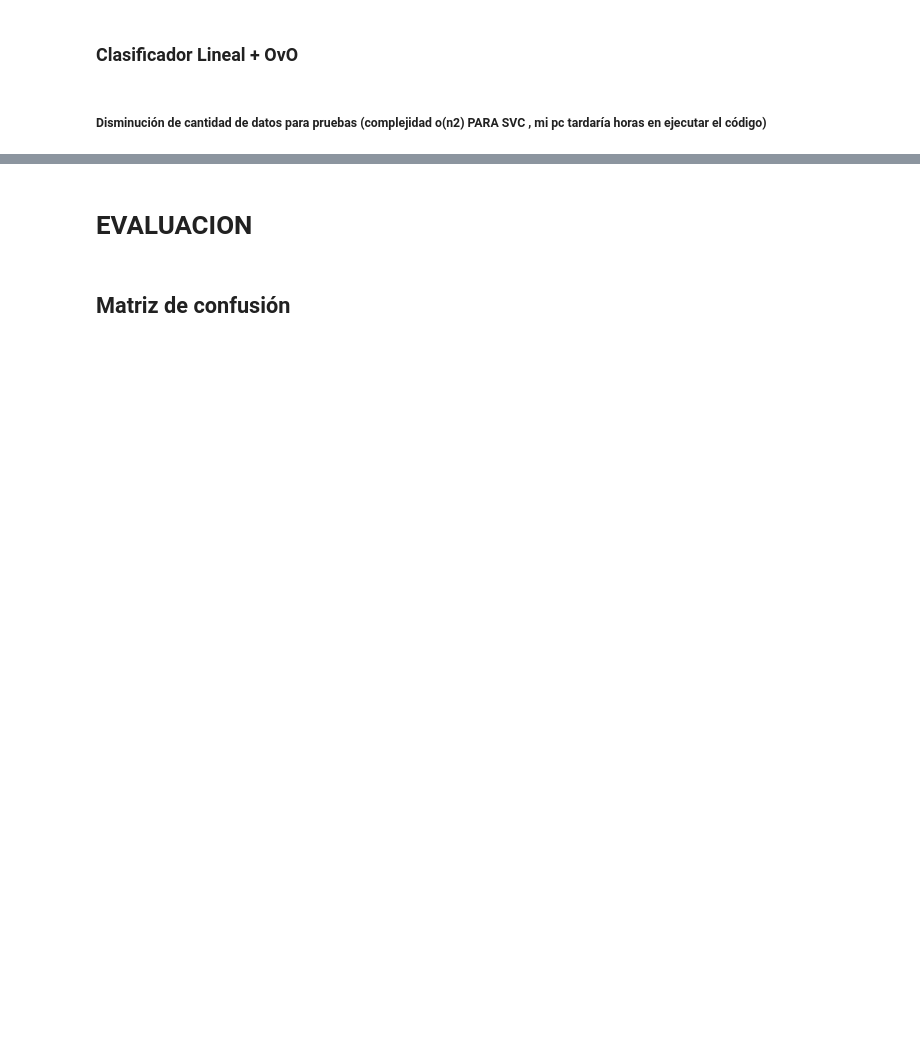
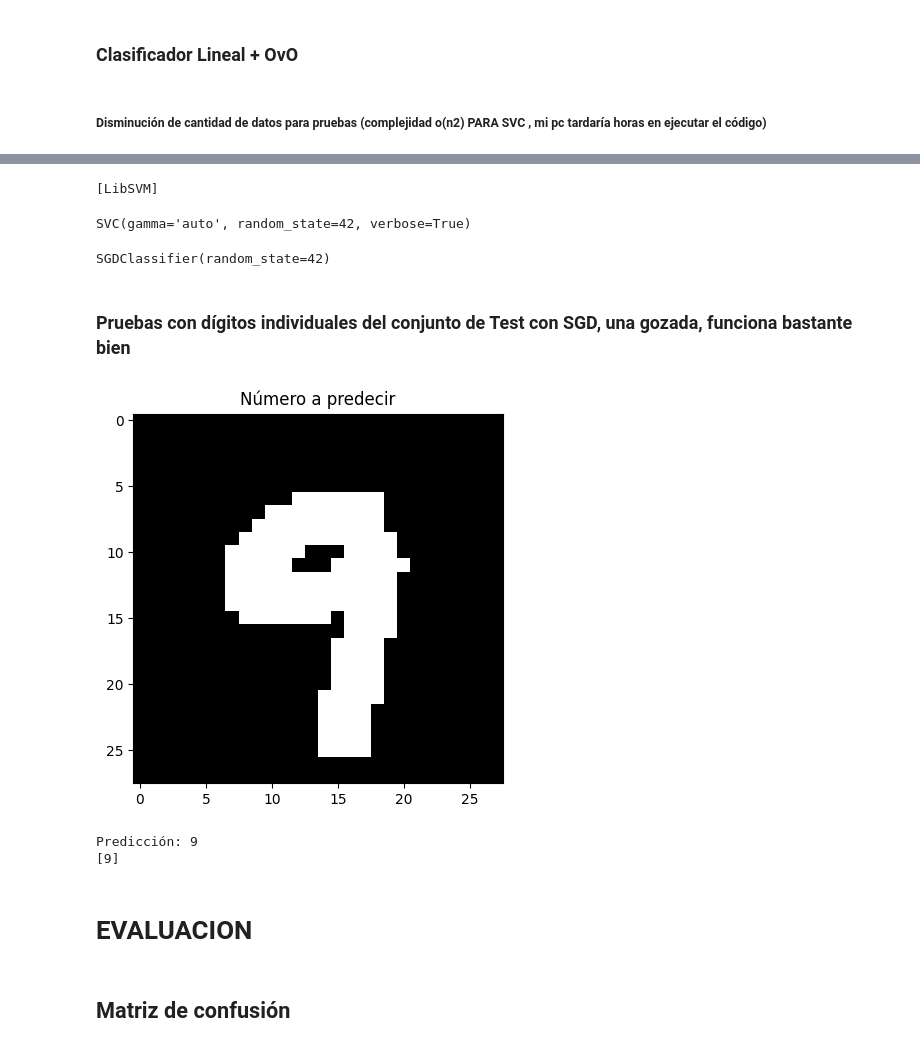
Before and after one commit to i2c-uc3m/IA-Workshop, a Jupyter notebook: Digit Recognizer/digit-recognizer.ipynb, the cells around one changed output, grey strips where cells are left out. Drawn from its saved outputs; the diff is of its cells as text; code cells hidden in the pictures; blank space fills up the shorter version.

Commit message:
Clasificador con SGD en funcionamiento
90% Precisión y Recall, una locura

```diff
--- a/Digit Recognizer/digit-recognizer.ipynb
+++ b/Digit Recognizer/digit-recognizer.ipynb
@@ -54,7 +67,7 @@ test = train[: int(len(train) * (1-porcentaje))]
 
 # X_entrenamiento es el % de todos los dígitos sin la columna con la etiqueta
 X_entrenamiento = entrenamiento[: int(len(train) * porcentaje)]
-X_entrenamiento.drop(["label"], axis=1)
+X_entrenamiento.drop("label", axis=1)
 
 # Y para entrenamiento es la columna con la etiqueta
 Y_entrenamiento = entrenamiento["label"]
@@ -65,7 +78,7 @@ print("Información Y de entrenamiento: \n")
 Y_entrenamiento.info()
 
 # X_test es el 1-% de todos los dígitos sin la columna con la etiqueta
-X_test = test.drop(["label"], axis=1)
+X_test = test.drop("label", axis=1)
 
 # Y_test es la columan de la etiqueta
 Y_test = test["label"]
@@ -645,0 +682,3 @@ print(f"{len(X_entrenamiento_reducido)}, {len(Y_entrenamiento_reducido)}, {len(X
+# %%
+X_entrenamiento_reducido= X_entrenamiento_reducido.drop("label", axis=1) # arreglo local, por alguna razón no se borró label
+X_entrenamiento= X_entrenamiento.drop("label", axis=1)
@@ -646,24 +710,42 @@ print(f"{len(X_entrenamiento_reducido)}, {len(Y_entrenamiento_reducido)}, {len(X
 # %%
-from sklearn.svm import SVC # Es un modelo de clasficación lineal, lo que hace que se necesite OvO después
+#from sklearn.svm import SVC # Es un modelo de clasficación lineal, lo que hace que se necesite OvO después
 
-svm_clasificador = SVC(gamma="auto", random_state=42, verbose=True)
-svm_clasificador.fit(X_entrenamiento, Y_entrenamiento) # entrenar
+# svm_clasificador = SVC(gamma="auto", random_state=42, verbose=True)
+# svm_clasificador.fit(X_entrenamiento, Y_entrenamiento) #Peligro, tarda mucho!!!!!!!!!!!!!!!!!!!!!!!!!!!!!!!! o(n2)
+
+# svm_clasificador.fit(X_entrenamiento_reducido, Y_entrenamiento_reducido) # entrenar
+# %% [output]
+[LibSVM]
+SVC(gamma='auto', random_state=42, verbose=True)
 # %%
 from sklearn.linear_model import SGDClassifier # Es un modelo de clasficación lineal, lo que hace que se necesite OvO después
 
 SGD_clasificador = SGDClassifier(random_state=42)
 SGD_clasificador.fit(X_entrenamiento, Y_entrenamiento) # entrenar
+# %% [output]
+SGDClassifier(random_state=42)
+# %% [markdown]
+### Pruebas con dígitos individuales del conjunto de Test con SGD, una gozada, funciona bastante bien
 # %%
-some_digit = X_test.iloc[42]
-matriz, label, title = crearMatriz(X_test, 42)
+import random # Funciona muy bien el SGD, una gozada 10/10
+
+numero_digito_random = random.randint(0, len(X_test)) #cuidado, puedo cambiar si es un conjunto reducido
+some_digit = X_test.iloc[numero_digito_random]
+
+
+matriz, label, title = crearMatriz(X_test, numero_digito_random)
 
 mostrarMatrizImagen(matriz, "Número a predecir")
 
-predictions = svm_clasificador.predict([some_digit]) # predecir un ejemplo
+predictions = SGD_clasificador.predict([some_digit]) # predecir un ejemplo
 prediction = int(predictions[0])
 
 print("Predicción:", prediction)
 print(predictions)
+# %% [output]
+[figure, added]
+Predicción: 9
+[9]
 # %% [markdown]
 # EVALUACION
 # %% [markdown]
```
Also changed, not shown: parts of 34 cells of this notebook, 3 other files.
